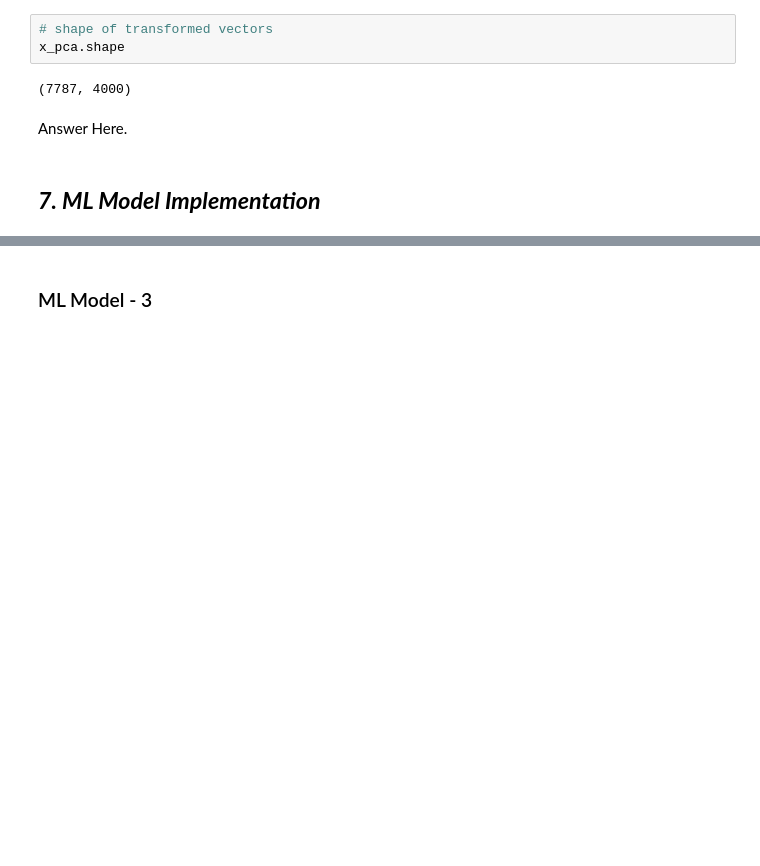
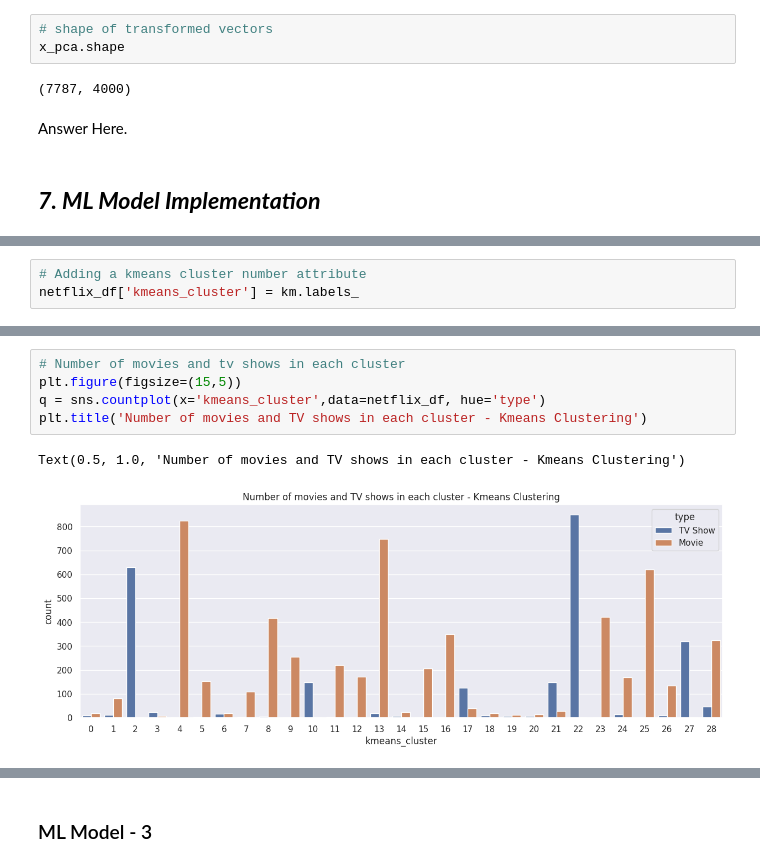
Before and after one commit to vedanttule134/Netflix-Movies-And-TV-Shows-Clustering, a Jupyter notebook: Netflix_Movies_And_TV_Shows_Clustering.ipynb, the cells around one changed output, grey strips where cells are left out. Saved outputs shown, nothing was run; the diff lists cells and outputs as text; blank space fills up the shorter version.

```diff
--- a/Netflix_Movies_And_TV_Shows_Clustering.ipynb
+++ b/Netflix_Movies_And_TV_Shows_Clustering.ipynb
@@ -1327,0 +1249,3 @@ Answer Here.
+# %%
+# Adding a kmeans cluster number attribute
+netflix_df['kmeans_cluster'] = km.labels_
@@ -1327,0 +1272,8 @@ Answer Here.
+# %%
+# Number of movies and tv shows in each cluster
+plt.figure(figsize=(15,5))
+q = sns.countplot(x='kmeans_cluster',data=netflix_df, hue='type')
+plt.title('Number of movies and TV shows in each cluster - Kmeans Clustering')
+# %% [output]
+Text(0.5, 1.0, 'Number of movies and TV shows in each cluster - Kmeans Clustering')
+[figure, added]
```
Also changed, not shown: parts of 56 cells of this notebook.
